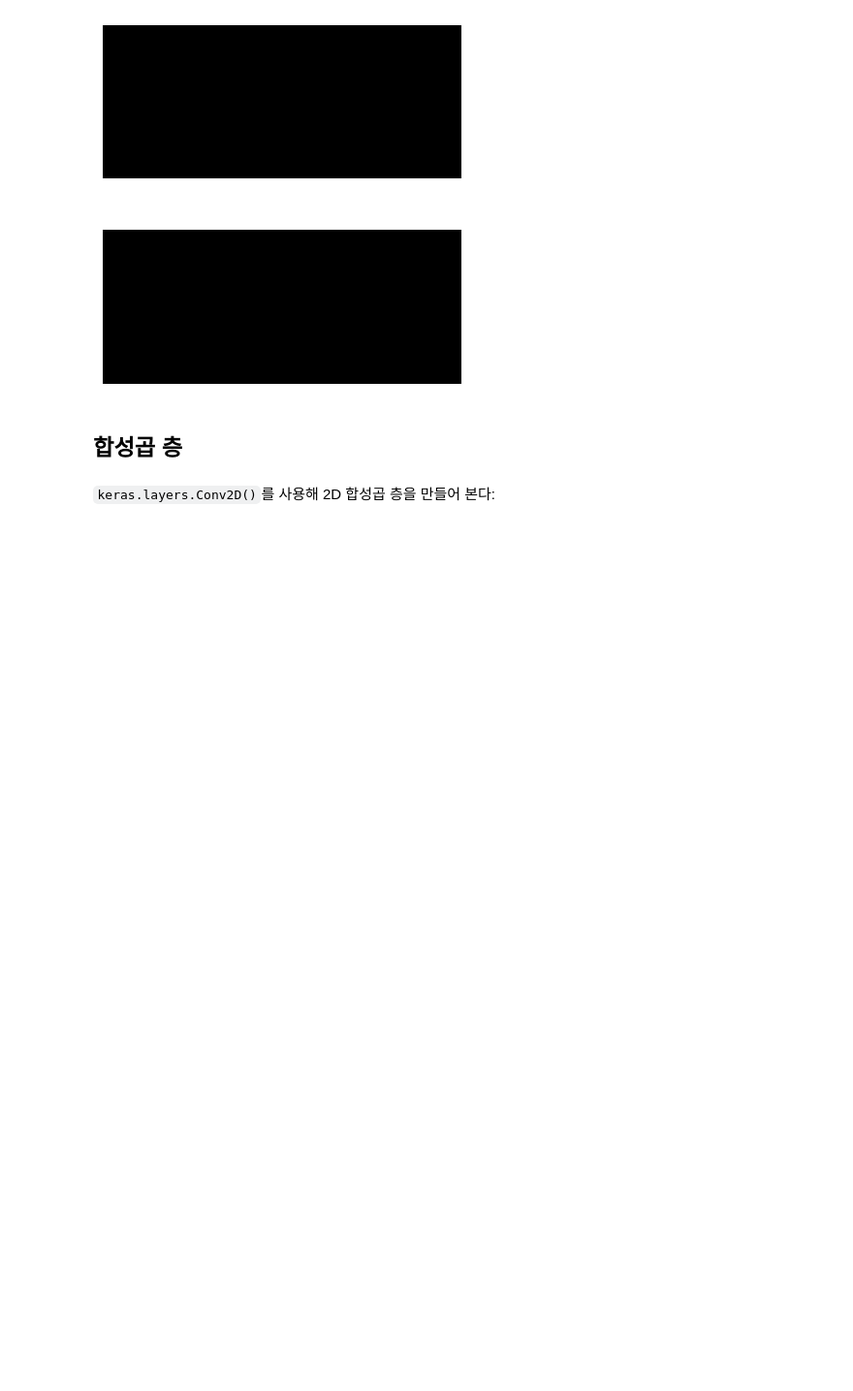
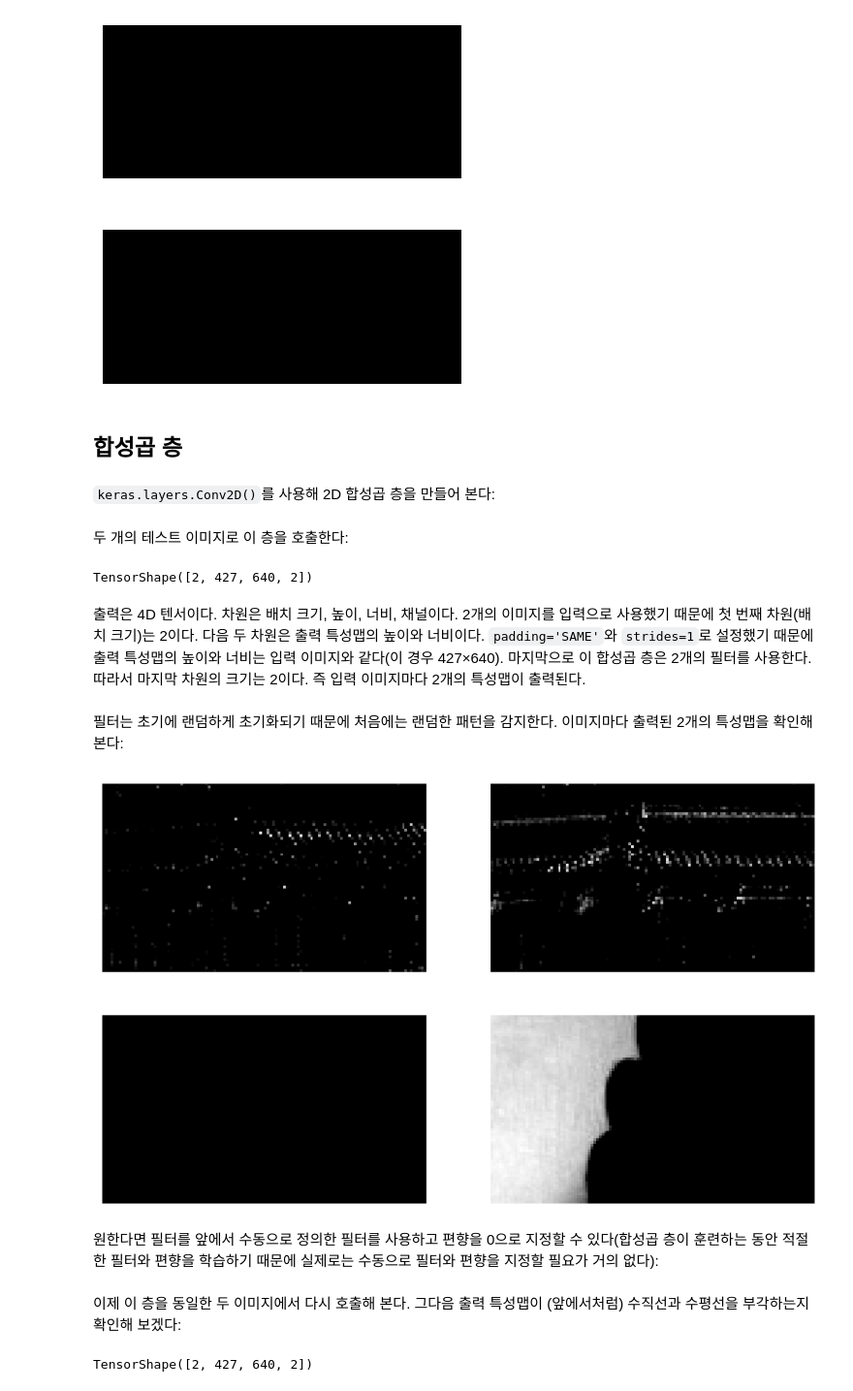
Before and after one commit to r0cd7b/deep_computer_vision_with_cnns, a Jupyter notebook: deep_computer_vision_with_cnns.ipynb, the cells around one changed output. Shown: that part at 97% size. Saved outputs shown, nothing was run; the diff lists cells and outputs as text; code cells hidden in the pictures; blank space fills up the shorter version.

```diff
--- a/deep_computer_vision_with_cnns.ipynb
+++ b/deep_computer_vision_with_cnns.ipynb
@@ -98,3 +98,25 @@ from tensorflow import keras
 conv = keras.layers.Conv2D(
     filters=2, kernel_size=7, strides=1, padding='SAME', activation='relu', input_shape=outputs.shape
 )
+# %% [markdown]
+두 개의 테스트 이미지로 이 층을 호출한다:
+# %%
+conv_outputs = conv(images)
+conv_outputs.shape
+# %% [output]
+TensorShape([2, 427, 640, 2])
+# %% [markdown]
+출력은 4D 텐서이다. 차원은 배치 크기, 높이, 너비, 채널이다. 2개의 이미지를 입력으로 사용했기 때문에 첫 번째 차원(배치 크기)는 2이다. 다음 두 차원은 출력 특성맵의 높이와 너비이다. `padding='SAME'`와 `strides=1`로 설정했기 때문에 출력 특성맵의 높이와 너비는 입력 이미지와 같다(이 경우 427×640). 마지막으로 이 합성곱 층은 2개의 필터를 사용한다. 따라서 마지막 차원의 크기는 2이다. 즉 입력 이미지마다 2개의 특성맵이 출력된다.
+# %% [markdown]
+필터는 초기에 랜덤하게 초기화되기 때문에 처음에는 랜덤한 패턴을 감지한다. 이미지마다 출력된 2개의 특성맵을 확인해 본다:
+# %%
+plt.figure(figsize=(10, 6))
+for image_index in (0, 1):
+    for feature_map_index in (0, 1):
+        plt.subplot(2, 2, image_index * 2 + feature_map_index + 1)
+        plot_image(crop(conv_outputs[image_index, :, :, feature_map_index]))
+plt.show()
+# %% [output]
+[figure, added]
+# %% [markdown]
+원한다면 필터를 앞에서 수동으로 정의한 필터를 사용하고 편향을 0으로 지정할 수 있다(합성곱 층이 훈련하는 동안 적절한 필터와 편향을 학습하기 때문에 실제로는 수동으로 필터와 편향을 지정할 필요가 거의 없다):
@@ -100,0 +125,7 @@ conv = keras.layers.Conv2D(
+# %% [markdown]
+이제 이 층을 동일한 두 이미지에서 다시 호출해 본다. 그다음 출력 특성맵이 (앞에서처럼) 수직선과 수평선을 부각하는지 확인해 보겠다:
+# %%
+conv_outputs = conv(images)
+conv_outputs.shape
+# %% [output]
+TensorShape([2, 427, 640, 2])
```
Also changed, not shown: parts of 3 cells of this notebook.
